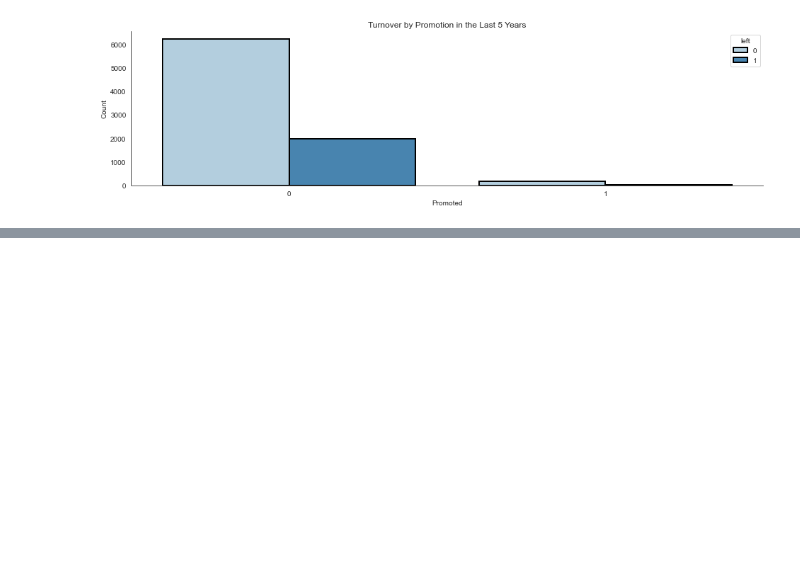
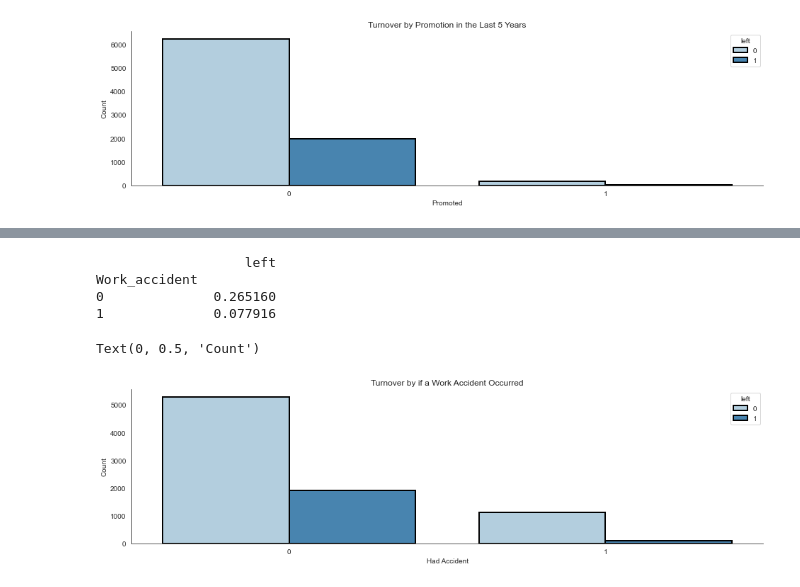
Before and after one commit to Sam-keeler/HR_data_analytics, a Jupyter notebook: turnover_analysis.ipynb, the cells around one changed output, grey strips where cells are left out. Cells and saved outputs as stored; diff of their text form; code cells hidden in the pictures; blank space fills up the shorter version.

```diff
--- a/turnover_analysis.ipynb
+++ b/turnover_analysis.ipynb
@@ -199,0 +221,19 @@ Text(0, 0.5, 'Satisfaction Rating')
+# %%
+# Showing turnover rates by if a work accident has occurred
+# It seems those that did have a work accident were less likely to leave
+
+print(pd.DataFrame(df.groupby('Work_accident').left.mean()))
+
+plt.subplots(figsize=(16, 4))
+sns.set_style(style='white')
+sns.despine()
+sns.countplot(x = 'Work_accident', hue = 'left', data=train, palette='Blues', ec='black', linewidth=2).set_title('Turnover by if a Work Accident Occurred')
+plt.xlabel('Had Accident')
+plt.ylabel('Count')
+# %% [output]
+                   left
+Work_accident
+0              0.265160
+1              0.077916
+Text(0, 0.5, 'Count')
+[figure, added]
```
Also changed, not shown: parts of 3 cells of this notebook.
